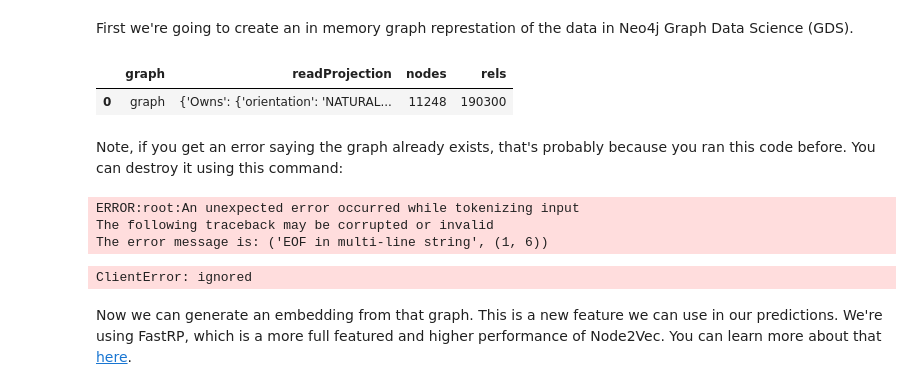
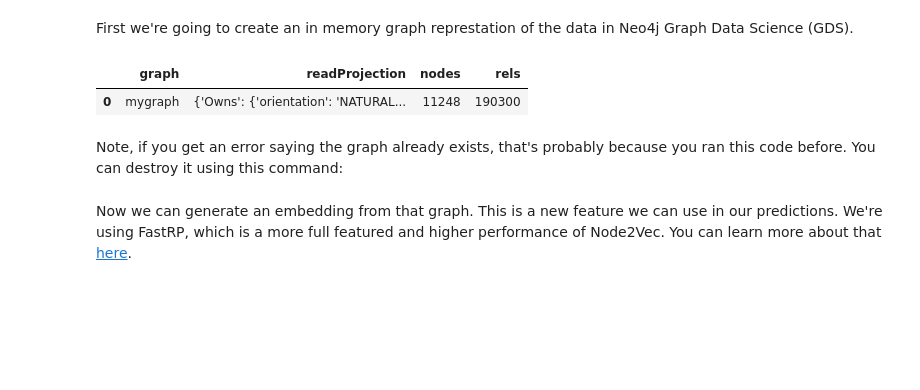
Before and after one commit to neo4j-partners/hands-on-lab-neo4j-and-bedrock, a Jupyter notebook: Lab 5 - Graph Data Science/embedding.ipynb, the cells around one changed output. Cells and saved outputs as stored; diff of their text form; code cells hidden in the pictures; blank space fills up the shorter version.

```diff
--- a/Lab 5 - Graph Data Science/embedding.ipynb
+++ b/Lab 5 - Graph Data Science/embedding.ipynb
@@ -16,7 +16,7 @@ You'll need to enter the credentials from your Neo4j instance below.
 
 The default DB_NAME is always neo4j.
 # %%
-DB_URL = "neo4j://ec2-44-202-197-32.compute-1.amazonaws.com"
+DB_URL = "neo4j://ec2-44-202-197-32.compute-1.amazonaws.com:7687"
 DB_USER = "neo4j"
 DB_PASS = "foo123"
 DB_NAME = "neo4j"
@@ -30,35 +30,35 @@ First we're going to create an in memory graph represtation of the data in Neo4j
 # %%
 with driver.session(database=DB_NAME) as session:
   result = session.read_transaction(
     lambda tx: tx.run(
       """
 CALL gds.graph.create(
-  'graph',
+  'mygraph',
   {
     Company: {},
     Manager: {}
   },
   {
     Owns: {
       properties: {
         shares: {property:'shares', defaultValue:0},
         value: {property:'value', defaultValue: 0}
       }
     }
    }
 )
 YIELD
   graphName AS graph,
   relationshipProjection AS readProjection,
   nodeCount AS nodes,
   relationshipCount AS rels      """
     ).data()
   )
 df = pd.DataFrame(result)
 display(df)
 # %% [output]
 |  | graph | readProjection | nodes | rels |
-| 0 | graph | {'Owns': {'orientation': 'NATURAL... | 11248 | 190300 |
+| 0 | mygraph | {'Owns': {'orientation': 'NATURAL... | 11248 | 190300 |
 # %% [markdown]
 Note, if you get an error saying the graph already exists, that's probably because you ran this code before. You can destroy it using this command:
 # %%
@@ -70,11 +70,6 @@ with driver.session(database=DB_NAME) as session:
       """
     ).data()
   )
-# %% [output]
-ERROR:root:An unexpected error occurred while tokenizing input
-The following traceback may be corrupted or invalid
-The error message is: ('EOF in multi-line string', (1, 6))
-ClientError: ignored
 # %% [markdown]
 Now we can generate an embedding from that graph. This is a new feature we can use in our predictions. We're using FastRP, which is a more full featured and higher performance of Node2Vec. You can learn more about that [here](https://neo4j.com/docs/graph-data-science/current/algorithms/fastrp/).
 # %%
```
Also changed, not shown: parts of 6 cells of this notebook.
